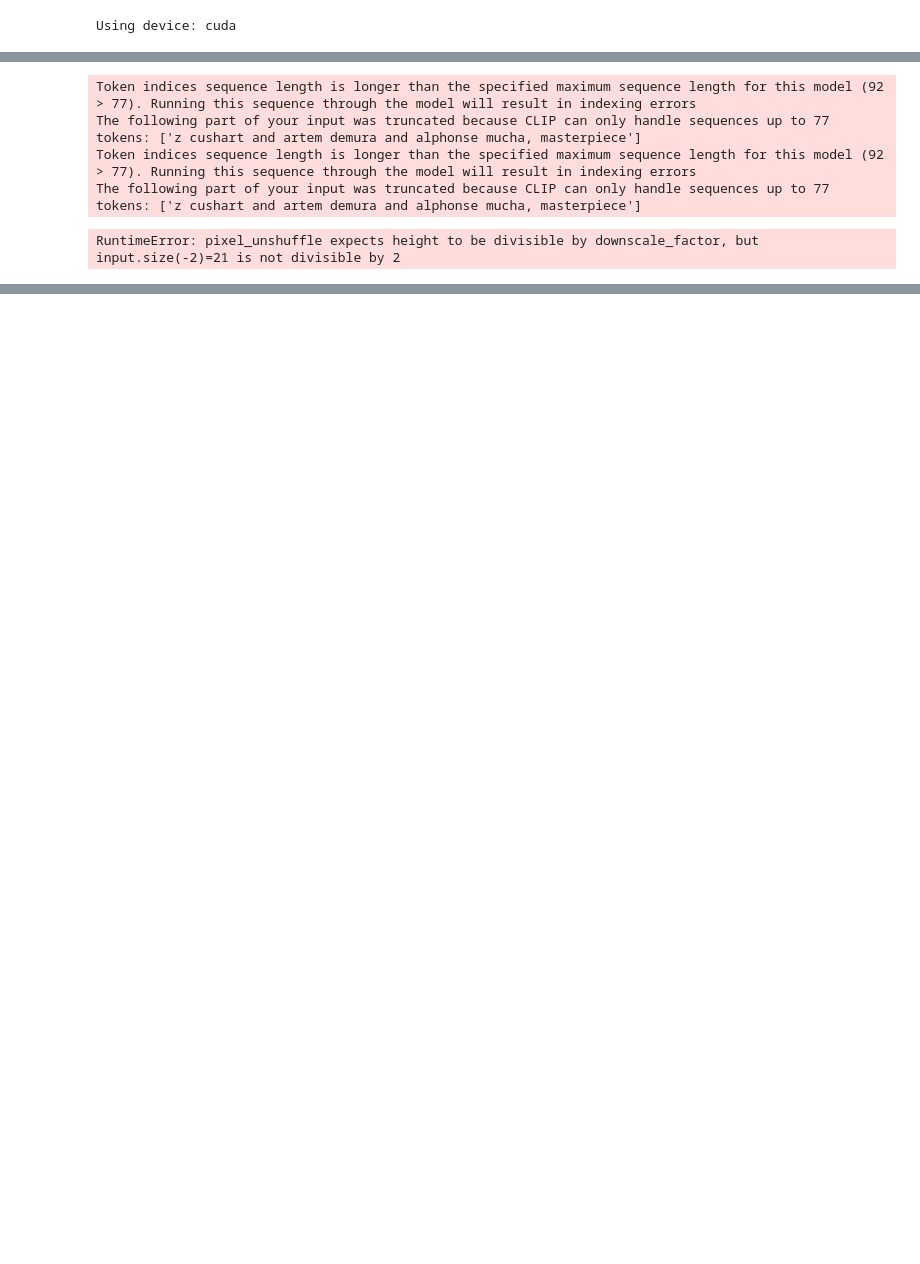
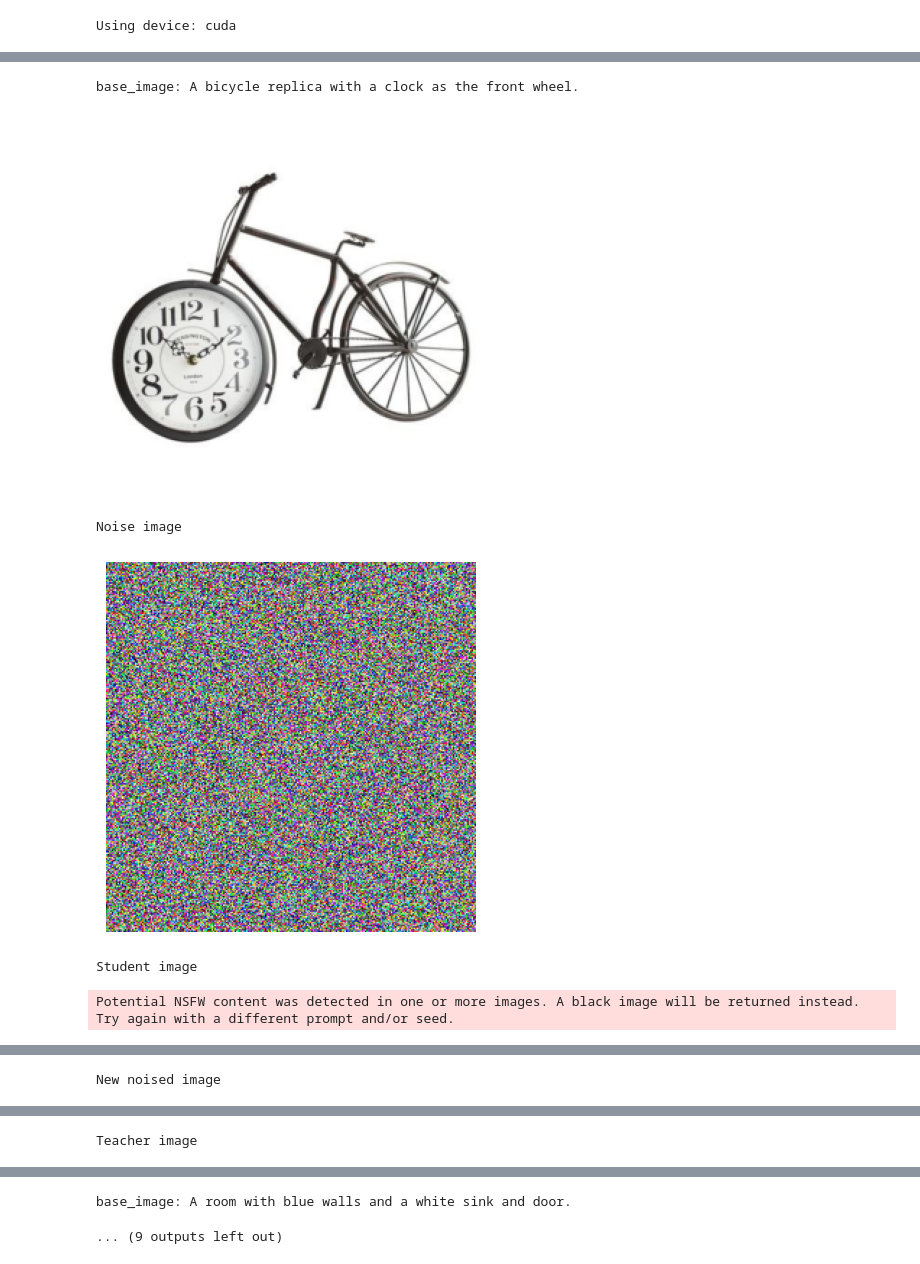
Before and after one commit to Tommaiberone/ADD, a Jupyter notebook: ADD.ipynb, the cells around one changed output, grey strips where cells are left out. Drawn from its saved outputs; the diff is of its cells as text; code cells hidden in the pictures; blank space fills up the shorter version.

```diff
--- a/ADD.ipynb
+++ b/ADD.ipynb
@@ -44,4 +56,6 @@ unet_model = student_model.unet
 # %%
 # Move models to the chosen device
+
+# discriminator_model = discriminator_model.to(device)
+student_model = student_model.to(device)
 teacher_model = teacher_model.to(device)
-unet_model = unet_model.to(device)
@@ -120,20 +133,54 @@ def show_tensor_image(pic):
     plt.axis('off')  # Turn off axis numbers
     plt.show()
 
+def forward_noise(image, a, s, num_diffusion_steps):
 
-for epoch in range(100):
-    for batch in dataloader:
+    if (not isinstance(image, torch.Tensor)):
+        transform = transforms.ToTensor()
+        image = transform(image)
 
-        for image, prompt in zip(batch['image'], batch['prompt']):
+    for i in range(num_diffusion_steps):
+        noise = np.random.normal(size=image.shape)  # noise mask
+        image = image * a + noise * s
 
-            generated_image = teacher_model(prompt, width=128, height=128).images[0]
-            # Call the function to display the image
-            show_tensor_image(generated_image)
-            show_tensor_image(image)
-            print(prompt)
+    return image
-# %% [output]
-Token indices sequence length is longer than the specified maximum sequence length for this model (92 > 77). Running this sequence through the model will result in indexing errors
-The following part of your input was truncated because CLIP can only handle sequences up to 77 tokens: ['z cushart and artem demura and alphonse mucha, masterpiece']
-Token indices sequence length is longer than the specified maximum sequence length for this model (92 > 77). Running this sequence through the model will result in indexing errors
-The following part of your input was truncated because CLIP can only handle sequences up to 77 tokens: ['z cushart and artem demura and alphonse mucha, masterpiece']
-RuntimeError: pixel_unshuffle expects height to be divisible by downscale_factor, but input.size(-2)=21 is not divisible by 2
+# %%
+for epoch in range(100):
+    for batch in train_dataset:
+
+        image = url_to_tensor(batch["image"])
+        caption = batch["caption"]
+
+        valid = torch.ones(image.size(0), 1)
+        fake = torch.zeros(image.size(0), 1)
+        real_image = image
+
+        print(f"base_image: {caption}")
+        show_tensor_image(real_image)
+
+        # Perform forward diffusion with the specified number of steps
+        print("Noise image")
+        diffused_image = forward_noise(image, a = 0.5, s = 0.5, num_diffusion_steps = 50)
+        show_tensor_image(diffused_image)
+
+        #Compute student image
+        print("Student image")
+        student_image = student_model(caption, image = diffused_image, height=256, width=256, num_inference_steps=4).images[0]
+        show_tensor_image(student_image)
+
+        #Perform again forward diffusion with the specified number of steps
+        print("New noised image")
+        new_diffused_image = forward_noise(student_image, a = 0.5, s = 0.5, num_diffusion_steps = 50)
+        show_tensor_image(new_diffused_image)
+
+        #Compute teacher image
+        print("Teacher image")
+        teacher_image = teacher_model(caption, image = new_diffused_image, height=256, width=256, num_inference_steps=30).images[0]
+        show_tensor_image(teacher_image)
+# %% [output]
+base_image: A bicycle replica with a clock as the front wheel.
+[figure, added]
+Noise image
+[figure, added]
+Student image
+Potential NSFW content was detected in one or more images. A black image will be returned instead. Try again with a different prompt and/or seed.
@@ -139,0 +188 @@ RuntimeError: pixel_unshuffle expects height to be divisible by downscale_factor
+New noised image
@@ -139,0 +190 @@ RuntimeError: pixel_unshuffle expects height to be divisible by downscale_factor
+Teacher image
@@ -139,0 +192,2 @@ RuntimeError: pixel_unshuffle expects height to be divisible by downscale_factor
+base_image: A room with blue walls and a white sink and door.
+... (9 outputs left out)
```
Also changed, not shown: parts of 12 cells of this notebook, 1 other file.
